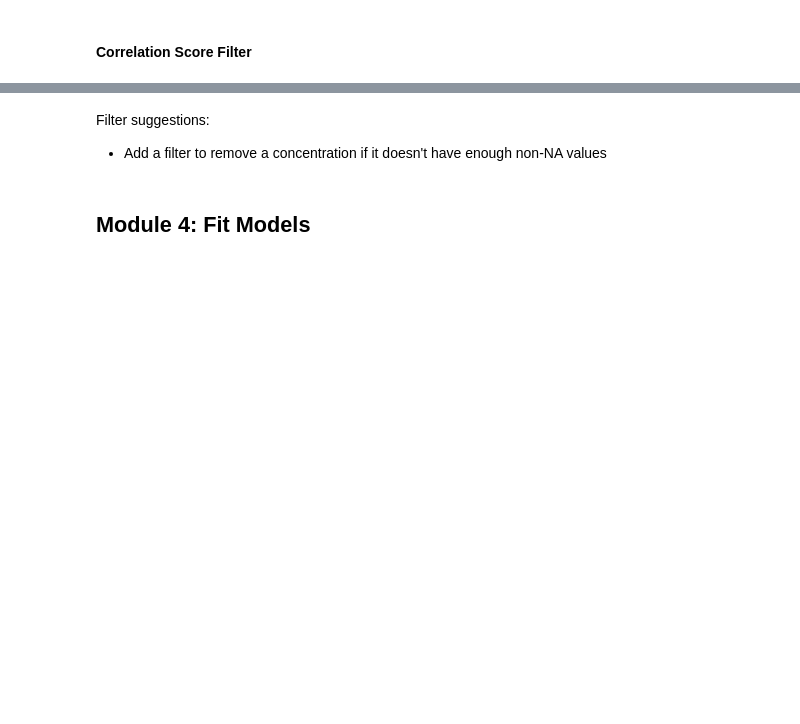
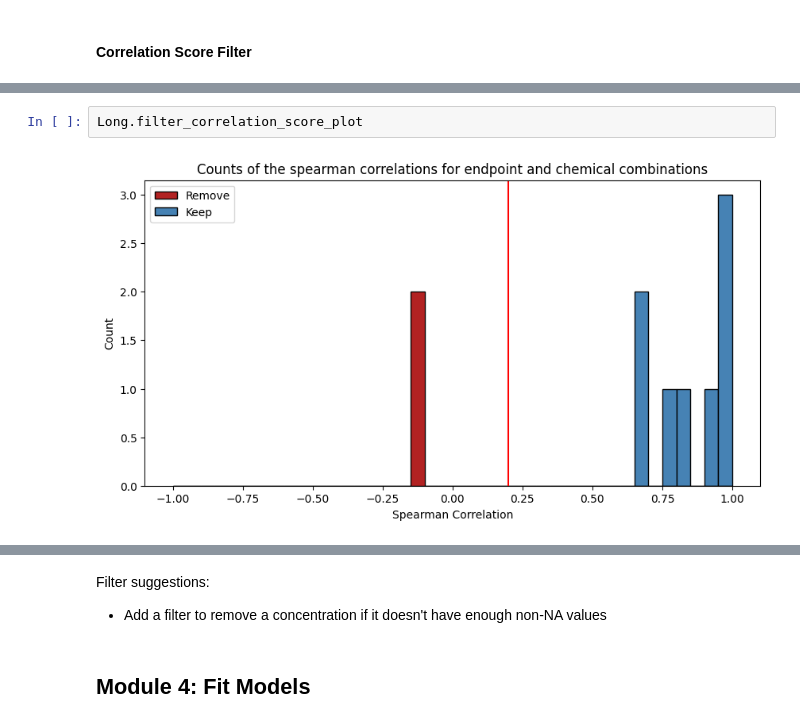
Before and after one commit to PNNL-CompBio/bmdrc, a Jupyter notebook: dev_tests/binary_class_tests.ipynb, the cells around one changed output, grey strips where cells are left out. Cells and saved outputs as stored; diff of their text form; blank space fills up the shorter version.

```diff
--- a/dev_tests/binary_class_tests.ipynb
+++ b/dev_tests/binary_class_tests.ipynb
@@ -139,3 +123,7 @@ KeyError: 'conc'
+# %%
+Long.filter_correlation_score_plot
+# %% [output]
+[figure, added]
 # %%
 Long.filter_correlation_score_df
 # %% [output]
```
Also changed, not shown: parts of 25 cells of this notebook, 3 other files.
